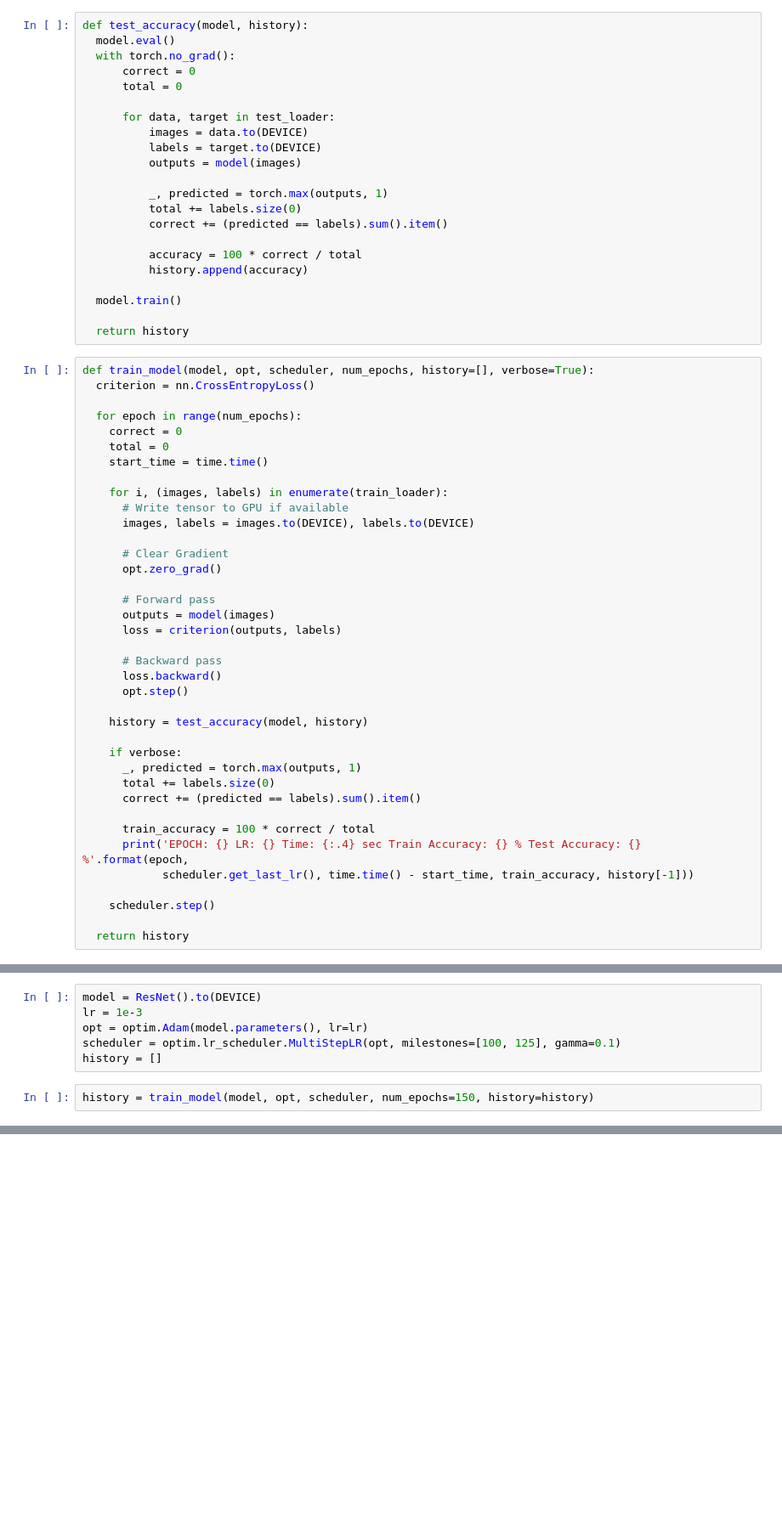
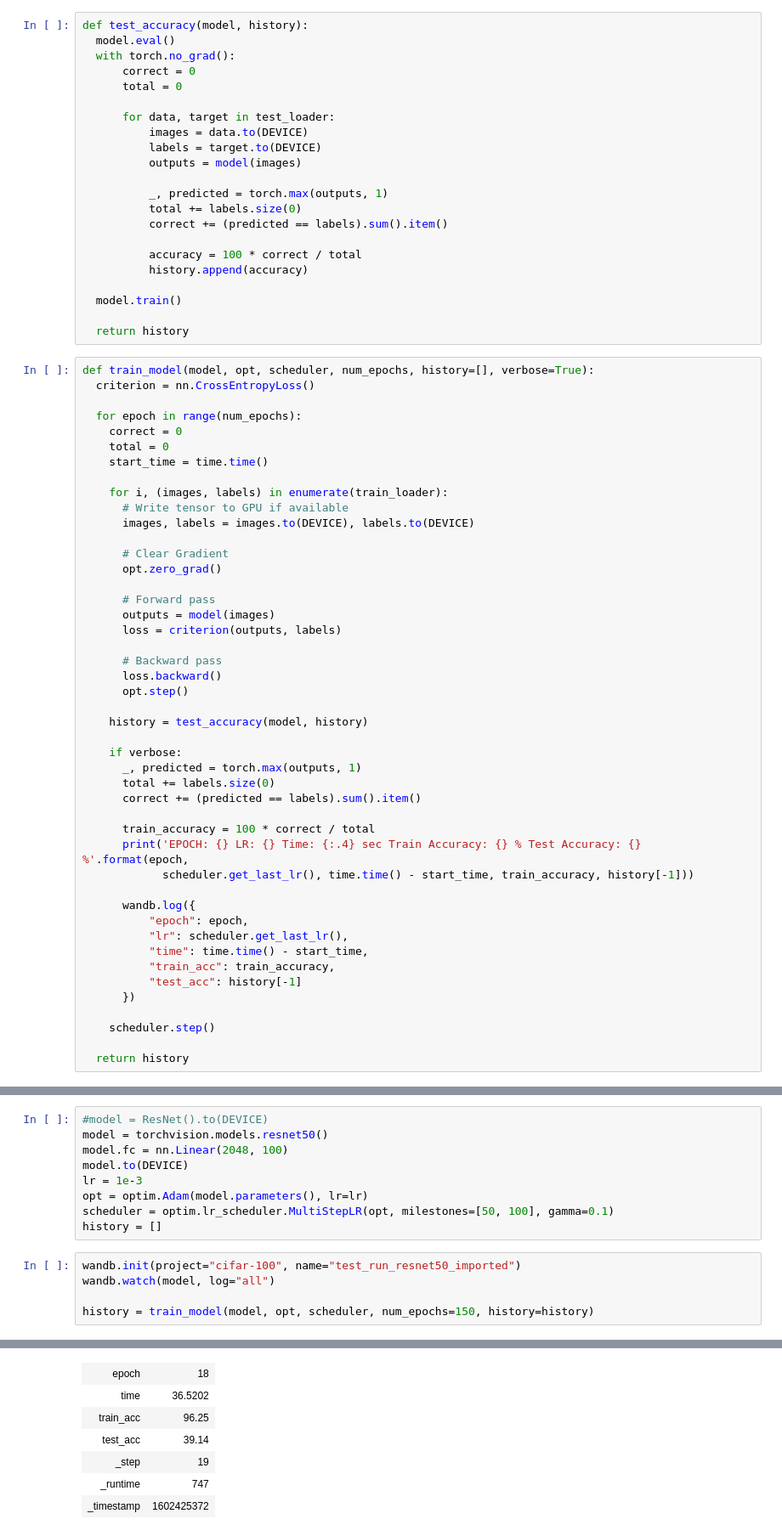
Before and after one commit to tnfru/colab_research, a Jupyter notebook: CIFAR100.ipynb, the cells around one changed output, grey strips where cells are left out. Shown at 85% size. Drawn from its saved outputs; the diff is of its cells as text; blank space fills up the shorter version.

```diff
--- a/CIFAR100.ipynb
+++ b/CIFAR100.ipynb
@@ -200,6 +201,14 @@ def train_model(model, opt, scheduler, num_epochs, history=[], verbose=True):
       print('EPOCH: {} LR: {} Time: {:.4} sec Train Accuracy: {} % Test Accuracy: {} %'.format(epoch,
             scheduler.get_last_lr(), time.time() - start_time, train_accuracy, history[-1]))
 
+      wandb.log({
+          "epoch": epoch,
+          "lr": scheduler.get_last_lr(),
+          "time": time.time() - start_time,
+          "train_acc": train_accuracy,
+          "test_acc": history[-1]
+      })
+
     scheduler.step()
 
   return history
@@ -206,9 +221,15 @@ def train_model(model, opt, scheduler, num_epochs, history=[], verbose=True):
 # %%
-model = ResNet().to(DEVICE)
+#model = ResNet().to(DEVICE)
+model = torchvision.models.resnet50()
+model.fc = nn.Linear(2048, 100)
+model.to(DEVICE)
 lr = 1e-3
 opt = optim.Adam(model.parameters(), lr=lr)
-scheduler = optim.lr_scheduler.MultiStepLR(opt, milestones=[100, 125], gamma=0.1)
+scheduler = optim.lr_scheduler.MultiStepLR(opt, milestones=[50, 100], gamma=0.1)
 history = []
 # %%
+wandb.init(project="cifar-100", name="test_run_resnet50_imported")
+wandb.watch(model, log="all")
+
 history = train_model(model, opt, scheduler, num_epochs=150, history=history)
 # %% [output]
@@ -227,0 +242,7 @@ KeyboardInterrupt: ignored
+| epoch | 18 |
+| time | 36.5202 |
+| train_acc | 96.25 |
+| test_acc | 39.14 |
+| _step | 19 |
+| _runtime | 747 |
+| _timestamp | 1602425372 |
```
Also changed, not shown: parts of 7 cells of this notebook.
